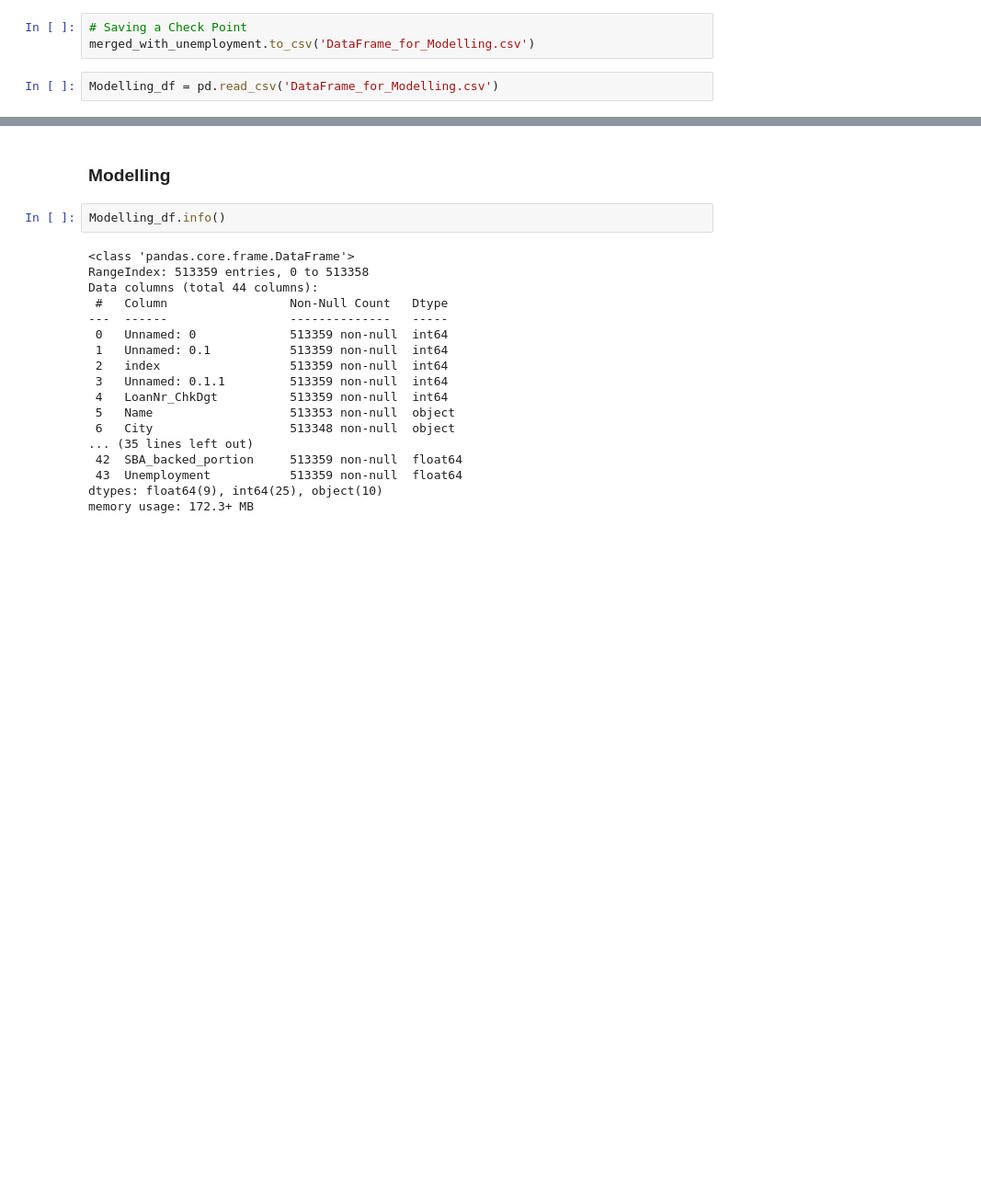
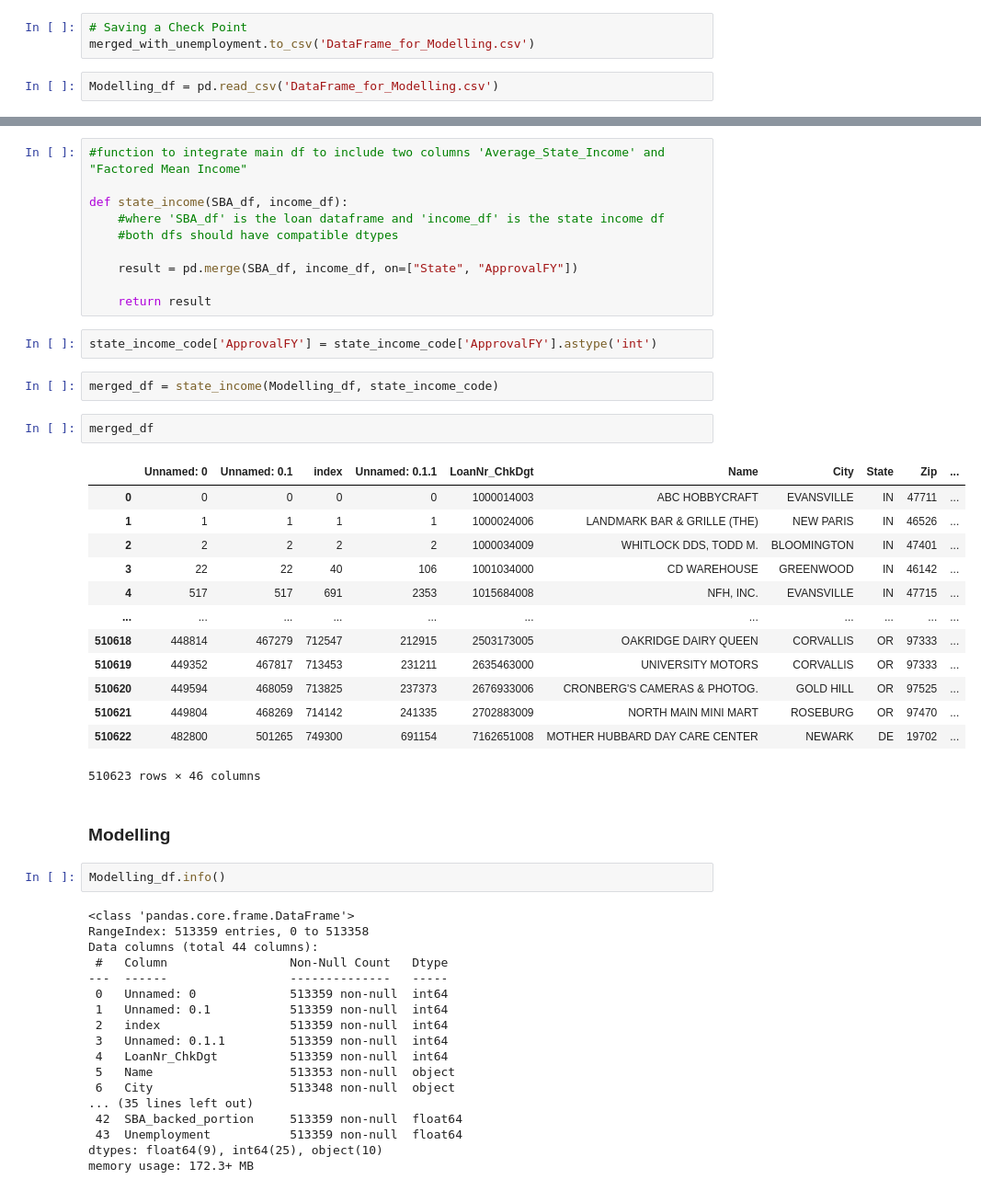
Before and after one commit to CIV2T1PEY/CIV1498-Group-Project, a Jupyter notebook: Final.ipynb, the cells around one changed output, grey strips where cells are left out. Shown at 92% size. Drawn from its saved outputs; the diff is of its cells as text; blank space fills up the shorter version.

```diff
--- a/Final.ipynb
+++ b/Final.ipynb
@@ -1614,3 +1735,33 @@ Modelling_df = pd.read_csv('DataFrame_for_Modelling.csv')
+# %%
+#function to integrate main df to include two columns 'Average_State_Income' and "Factored Mean Income"
+
+def state_income(SBA_df, income_df):
+    #where 'SBA_df' is the loan dataframe and 'income_df' is the state income df
+    #both dfs should have compatible dtypes
+
+    result = pd.merge(SBA_df, income_df, on=["State", "ApprovalFY"])
+
+    return result
+# %%
+state_income_code['ApprovalFY'] = state_income_code['ApprovalFY'].astype('int')
+# %%
+merged_df = state_income(Modelling_df, state_income_code)
+# %%
+merged_df
+# %% [output]
+|  | Unnamed: 0 | Unnamed: 0.1 | index | Unnamed: 0.1.1 | LoanNr_ChkDgt | Name | City | State | Zip | ... |
+| 0 | 0 | 0 | 0 | 0 | 1000014003 | ABC HOBBYCRAFT | EVANSVILLE | IN | 47711 | ... |
+| 1 | 1 | 1 | 1 | 1 | 1000024006 | LANDMARK BAR & GRILLE (THE) | NEW PARIS | IN | 46526 | ... |
+| 2 | 2 | 2 | 2 | 2 | 1000034009 | WHITLOCK DDS, TODD M. | BLOOMINGTON | IN | 47401 | ... |
+| 3 | 22 | 22 | 40 | 106 | 1001034000 | CD WAREHOUSE | GREENWOOD | IN | 46142 | ... |
+| 4 | 517 | 517 | 691 | 2353 | 1015684008 | NFH, INC. | EVANSVILLE | IN | 47715 | ... |
+| ... | ... | ... | ... | ... | ... | ... | ... | ... | ... | ... |
+| 510618 | 448814 | 467279 | 712547 | 212915 | 2503173005 | OAKRIDGE DAIRY QUEEN | CORVALLIS | OR | 97333 | ... |
+| 510619 | 449352 | 467817 | 713453 | 231211 | 2635463000 | UNIVERSITY MOTORS | CORVALLIS | OR | 97333 | ... |
+| 510620 | 449594 | 468059 | 713825 | 237373 | 2676933006 | CRONBERG'S CAMERAS & PHOTOG. | GOLD HILL | OR | 97525 | ... |
+| 510621 | 449804 | 468269 | 714142 | 241335 | 2702883009 | NORTH MAIN MINI MART | ROSEBURG | OR | 97470 | ... |
+| 510622 | 482800 | 501265 | 749300 | 691154 | 7162651008 | MOTHER HUBBARD DAY CARE CENTER | NEWARK | DE | 19702 | ... |
+510623 rows × 46 columns
 # %% [markdown]
 ### Modelling
 # %%
```
Also changed, not shown: parts of 17 cells of this notebook.
